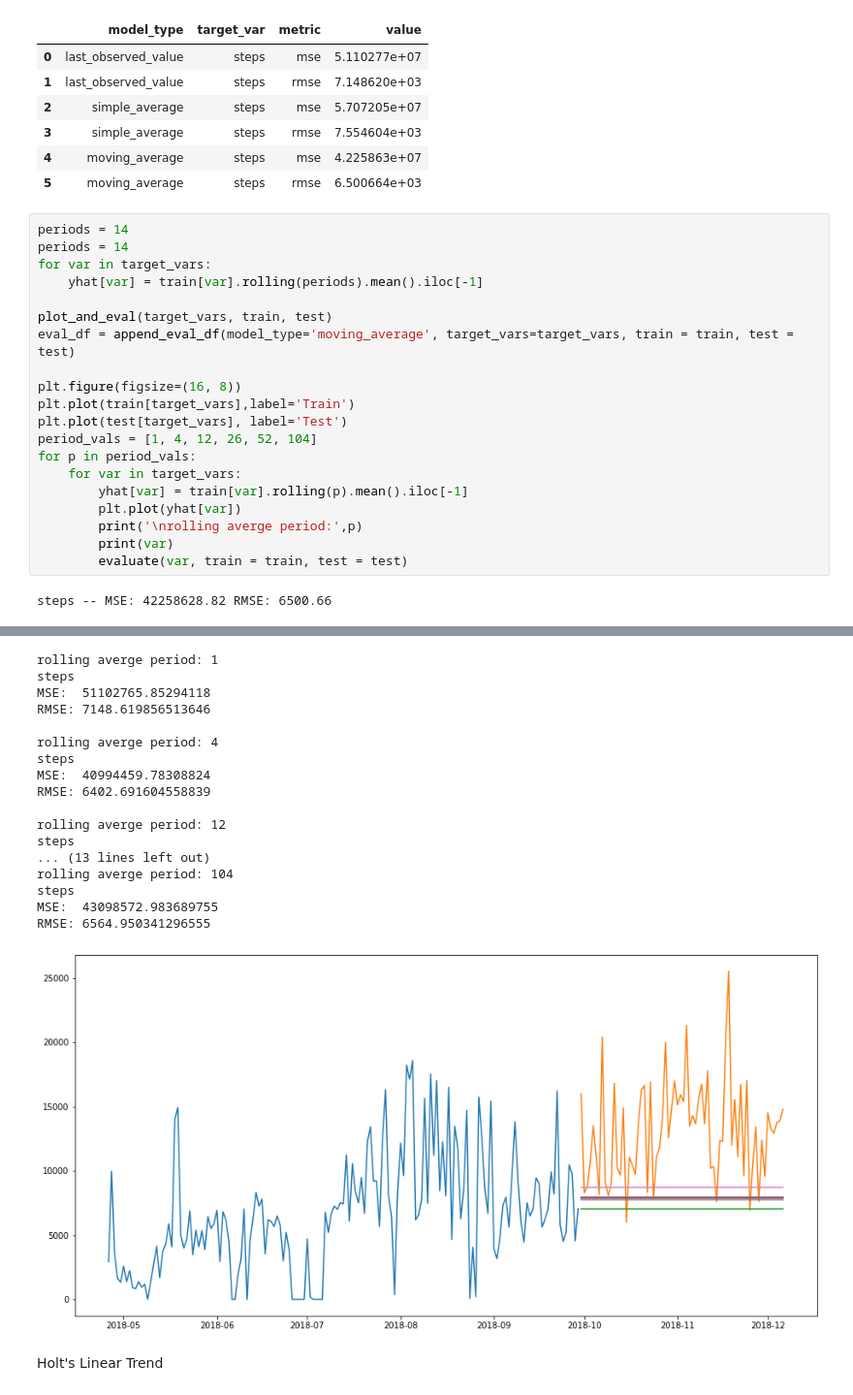
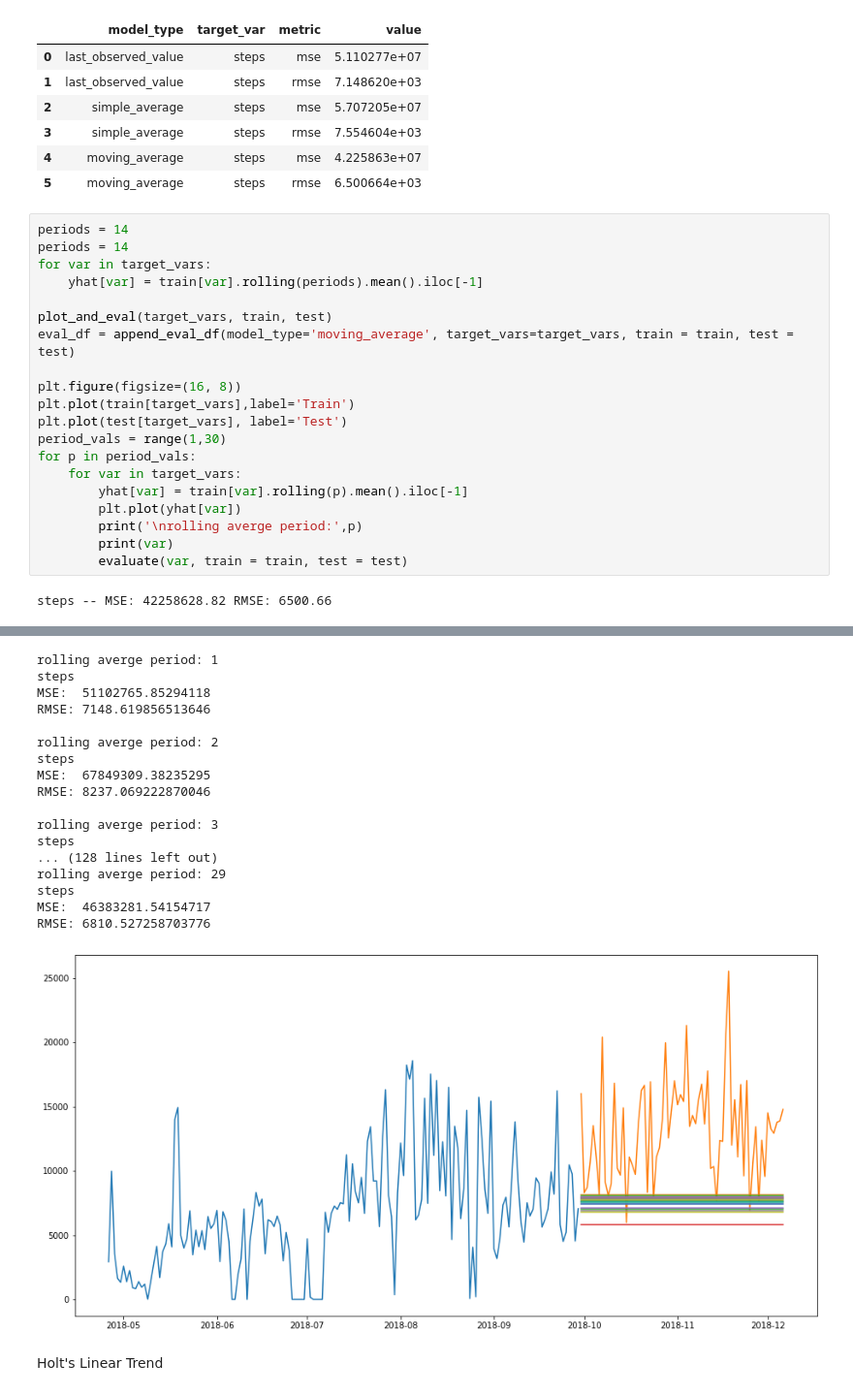
Before and after one commit to Dairy-Time/time-series-project, a Jupyter notebook: Fitbit_Data-Cari.ipynb, the cells around one changed output, grey strips where cells are left out. Shown at 97% size. Saved outputs shown, nothing was run; the diff lists cells and outputs as text.

```diff
--- a/Fitbit_Data-Cari.ipynb
+++ b/Fitbit_Data-Cari.ipynb
@@ -1046,43 +1099,43 @@ eval_df
 periods = 14
 periods = 14
 for var in target_vars:
     yhat[var] = train[var].rolling(periods).mean().iloc[-1]
 
 plot_and_eval(target_vars, train, test)
 eval_df = append_eval_df(model_type='moving_average', target_vars=target_vars, train = train, test = test)
 
 plt.figure(figsize=(16, 8))
 plt.plot(train[target_vars],label='Train')
 plt.plot(test[target_vars], label='Test')
-period_vals = [1, 4, 12, 26, 52, 104]
+period_vals = range(1,30)
 for p in period_vals:
     for var in target_vars:
         yhat[var] = train[var].rolling(p).mean().iloc[-1]
         plt.plot(yhat[var])
         print('\nrolling averge period:',p)
         print(var)
         evaluate(var, train = train, test = test)
 # %% [output]
 steps -- MSE: 42258628.82 RMSE: 6500.66
 [figure]
 rolling averge period: 1
 steps
 MSE:  51102765.85294118
 RMSE: 7148.619856513646
 
-rolling averge period: 4
+rolling averge period: 2
 steps
-MSE:  40994459.78308824
-RMSE: 6402.691604558839
+MSE:  67849309.38235295
+RMSE: 8237.069222870046
 
-rolling averge period: 12
+rolling averge period: 3
 steps
-... (13 lines left out)
-rolling averge period: 104
+... (128 lines left out)
+rolling averge period: 29
 steps
-MSE:  43098572.983689755
-RMSE: 6564.950341296555
+MSE:  46383281.54154717
+RMSE: 6810.527258703776
-[figure, old version]
+[figure, new version]
 # %% [markdown]
 Holt's Linear Trend
 # %%
```
Also changed, not shown: parts of 9 cells of this notebook.
